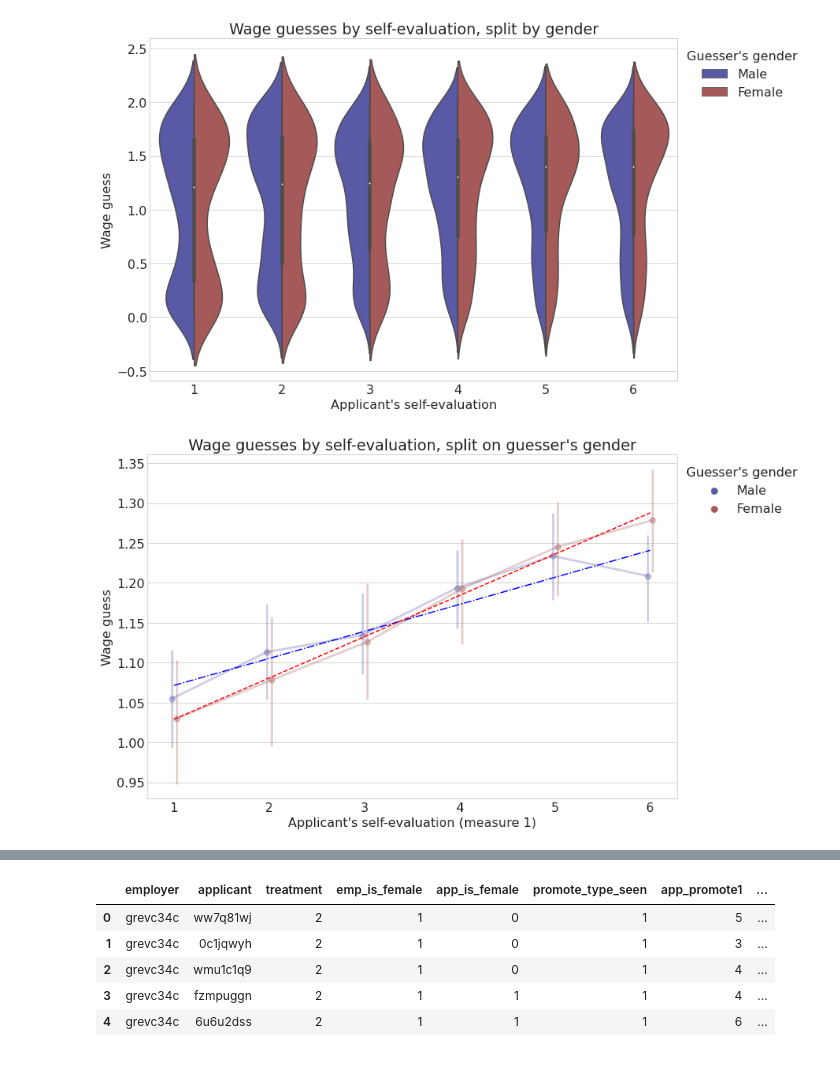
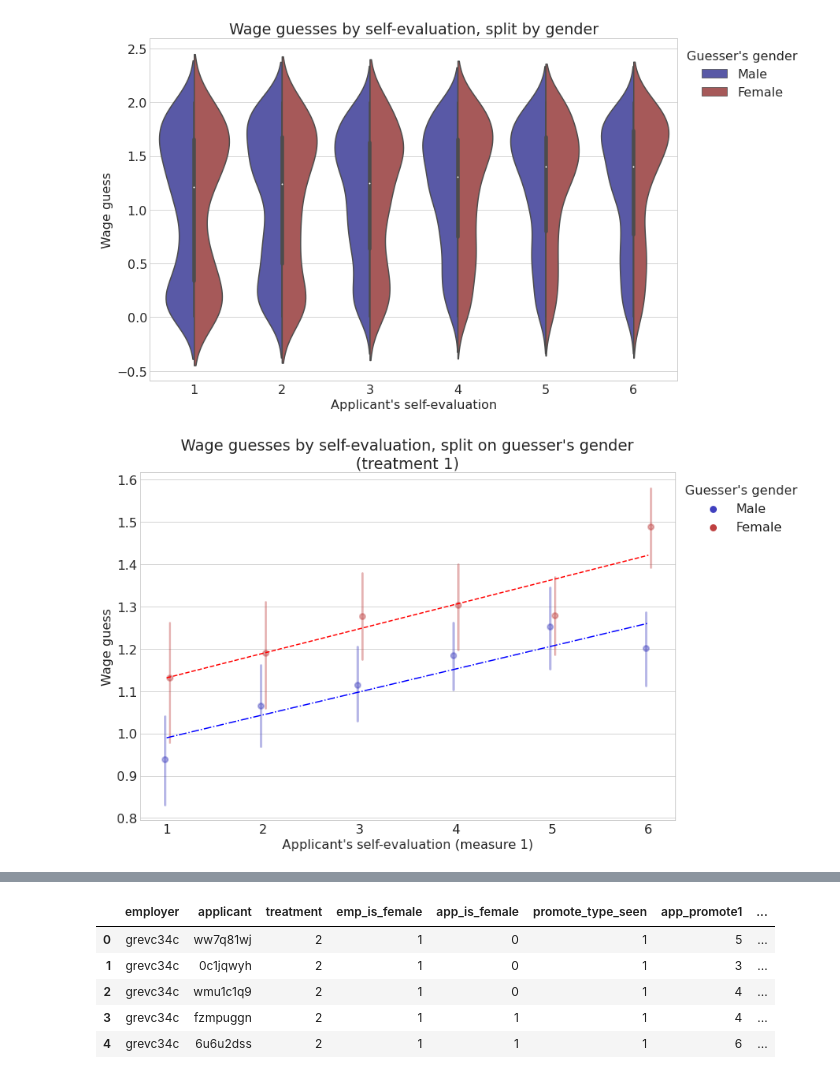
Before and after one commit to quevivasbien/pavigeorge, a Jupyter notebook: presentation_plots.ipynb, the cells around one changed output, grey strips where cells are left out. Saved outputs shown, nothing was run; the diff lists cells and outputs as text; code cells hidden in the pictures.

Commit message:
updates to plots

```diff
--- a/presentation_plots.ipynb
+++ b/presentation_plots.ipynb
@@ -25,8 +25,8 @@ df_app.head()
 | 4 | i4ccwg2q | 1 | 29 | 0 | 1 | 0 | True | ... |
 # %%
 def plot_ecdf(female_scores, male_scores):
-    sns.ecdfplot(female_scores, label = 'Females', color = 'red')
-    sns.ecdfplot(male_scores, label = 'Males', linestyle = '--', color = 'blue')
+    sns.ecdfplot(female_scores, label = f'Females (mean = {female_scores.mean():.2f})', color = 'red')
+    sns.ecdfplot(male_scores, label = f'Males (mean = {male_scores.mean():.2f})', linestyle = '--', color = 'blue')
 
     plt.legend()
 
@@ -130,26 +133,33 @@ plt.show()
 # %% [output]
 [figure]
 # %%
-desat_colors = [sns.desaturate(c, 0.3) for c in colors]
+desat_colors = [sns.desaturate(c, 0.5) for c in colors]
+
+data = df_guesses[df_guesses['treatment'] == 1]
 
 p = sns.pointplot(
-    data=df_guesses, x='other_promote1', y='wage_guess',
+    data=data, x='other_promote1', y='wage_guess',
     hue='guesser_is_female',
-    palette=desat_colors, errorbar='se', dodge=True
+    palette=desat_colors, errorbar='se', dodge=True,
+    linestyles=''
 )
-p.set(xlabel='Applicant\'s self-evaluation (measure 1)', ylabel='Wage guess', title='Wage guesses by self-evaluation, split on guesser\'s gender')
+p.set(
+    xlabel='Applicant\'s self-evaluation (measure 1)', ylabel='Wage guess',
+    title='Wage guesses by self-evaluation, split on guesser\'s gender\n(treatment 1)'
+    )
 p.legend(handles=p.legend_.legendHandles, labels=['Male', 'Female'], title='Guesser\'s gender', bbox_to_anchor=(1.25, 1.0))
-plt.setp(p.collections, alpha=0.3)
-plt.setp(p.lines, alpha=0.3)
+plt.setp(p.collections, alpha=0.4)
+plt.setp(p.lines, alpha=0.4)
 plt.xticks(range(6), range(1,7))
 
 for is_female in (0, 1):
-    df = df_guesses[df_guesses['guesser_is_female'] == is_female]
+    df = data[data['guesser_is_female'] == is_female]
     trend = np.poly1d(np.polyfit(df['other_promote1'], df['wage_guess'], 1))
     plt.plot([0, 5], trend([1, 6]), linestyle=styles[is_female], color = colors[is_female])
 
+plt.savefig('wage_guess_by_emp_gender_treatment1.png', bbox_inches='tight')
 plt.show()
 # %% [output]
-[figure, old version]
+[figure, new version]
 # %%
 def plot_guesses_split_gender(fem):
```
Also changed, not shown: parts of 10 cells of this notebook, 3 other files.
